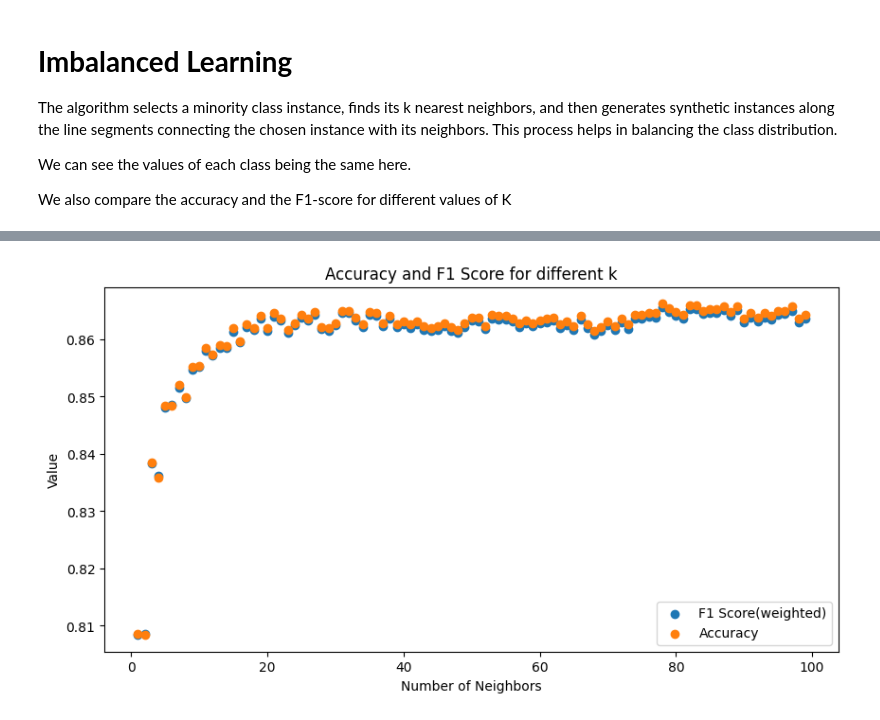
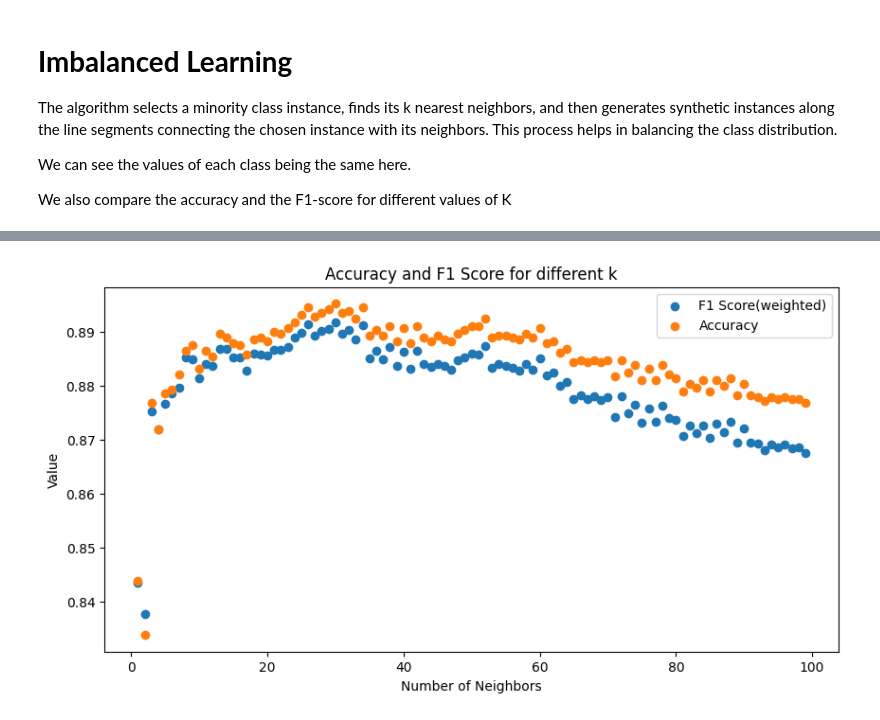
Before and after one commit to Amrithya/Performance-Analysis-of-KNN-on-Waveforms-dataset, a Jupyter notebook: knn_with_KNeighborsClassifier.ipynb, the cells around one changed output, grey strips where cells are left out. Cells and saved outputs as stored; diff of their text form; code cells hidden in the pictures.

```diff
--- a/knn_with_KNeighborsClassifier.ipynb
+++ b/knn_with_KNeighborsClassifier.ipynb
@@ -307,6 +357,6 @@ Counter({1: 1383, 0: 1383, 2: 1383})
 # %%
 X_res, y_res = make_imbalance(x_train, y_train,
-                              sampling_strategy={0: 100, 1: 300, 2: 1383},
+                              sampling_strategy={0: 500, 1: 1000, 2: 1383},
                               random_state=42)
 print(Counter(y_res))
 # %% [output]
@@ -314,5 +365,5 @@ Counter({2: 1383, 1: 300, 0: 100})
 # %%
-knn_smote=KNeighborsClassifier(n_neighbors=20)
-knn_smote.fit(X_res, y_res)
+knn_imbalance=KNeighborsClassifier(n_neighbors=20)
+knn_imbalance.fit(X_res, y_res)
 # %% [output]
 KNeighborsClassifier(n_neighbors=20)
@@ -327,6 +382,6 @@ Accuracy score  0.752
 # %%
 k=list(range(1,100))
-accuracies_smote=[]
+accuracies_imbalance=[]
 for i in k:
-    c_v=cross_val_score(KNeighborsClassifier(n_neighbors=i),X=X_train_smote,y=y_train_smote,cv=5,scoring="accuracy")
-    accuracies_smote.append(np.mean(c_v))
+    c_v=cross_val_score(KNeighborsClassifier(n_neighbors=i),X=X_res,y=y_res,cv=5,scoring="accuracy")
+    accuracies_imbalance.append(np.mean(c_v))
@@ -333,5 +391,5 @@ for i in k:
 # %%
 f_score=[]
 for i in k:
-    c_v=cross_val_score(KNeighborsClassifier(n_neighbors=i),X=X_train_smote,y=y_train_smote,cv=5,scoring="f1_weighted")
+    c_v=cross_val_score(KNeighborsClassifier(n_neighbors=i),X=X_res,y=y_res,cv=5,scoring="f1_weighted")
     f_score.append(np.mean(c_v))
@@ -338,11 +398,11 @@ for i in k:
 # %%
 plt.figure(figsize=(10,5))
 plt.scatter(x=list(range(1,100)),y=f_score,label='F1 Score(weighted)')
-plt.scatter(x=list(range(1,100)),y=accuracies_smote,label='Accuracy')
+plt.scatter(x=list(range(1,100)),y=accuracies_imbalance,label='Accuracy')
 plt.xlabel('Number of Neighbors')
 plt.ylabel("Value")
 plt.title("Accuracy and F1 Score for different k")
 plt.legend()
 plt.savefig('smote_f1_accuracy.png')
 # %% [output]
-[figure, old version]
+[figure, new version]
```
Also changed, not shown: parts of 35 cells of this notebook, 1 other file.
